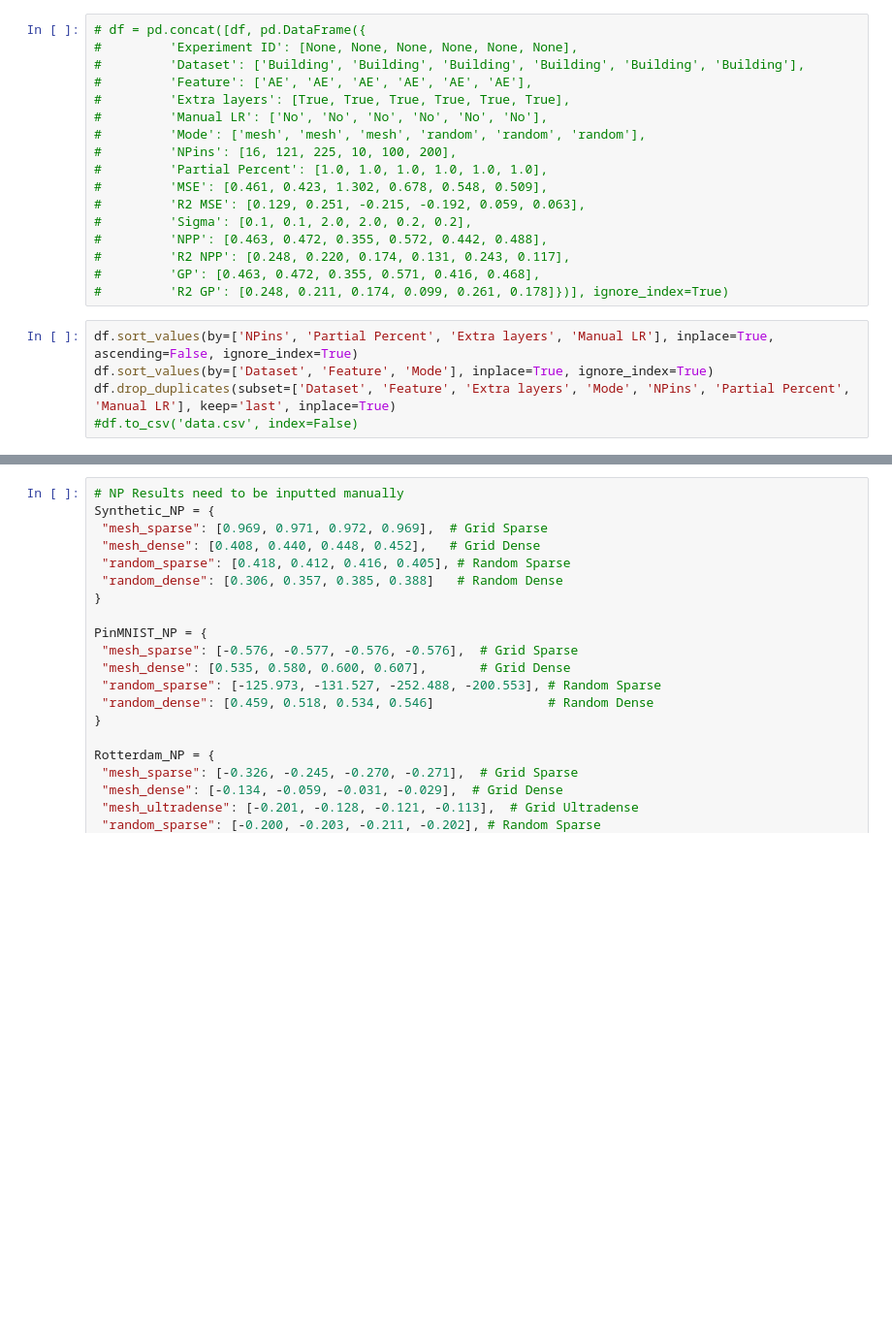
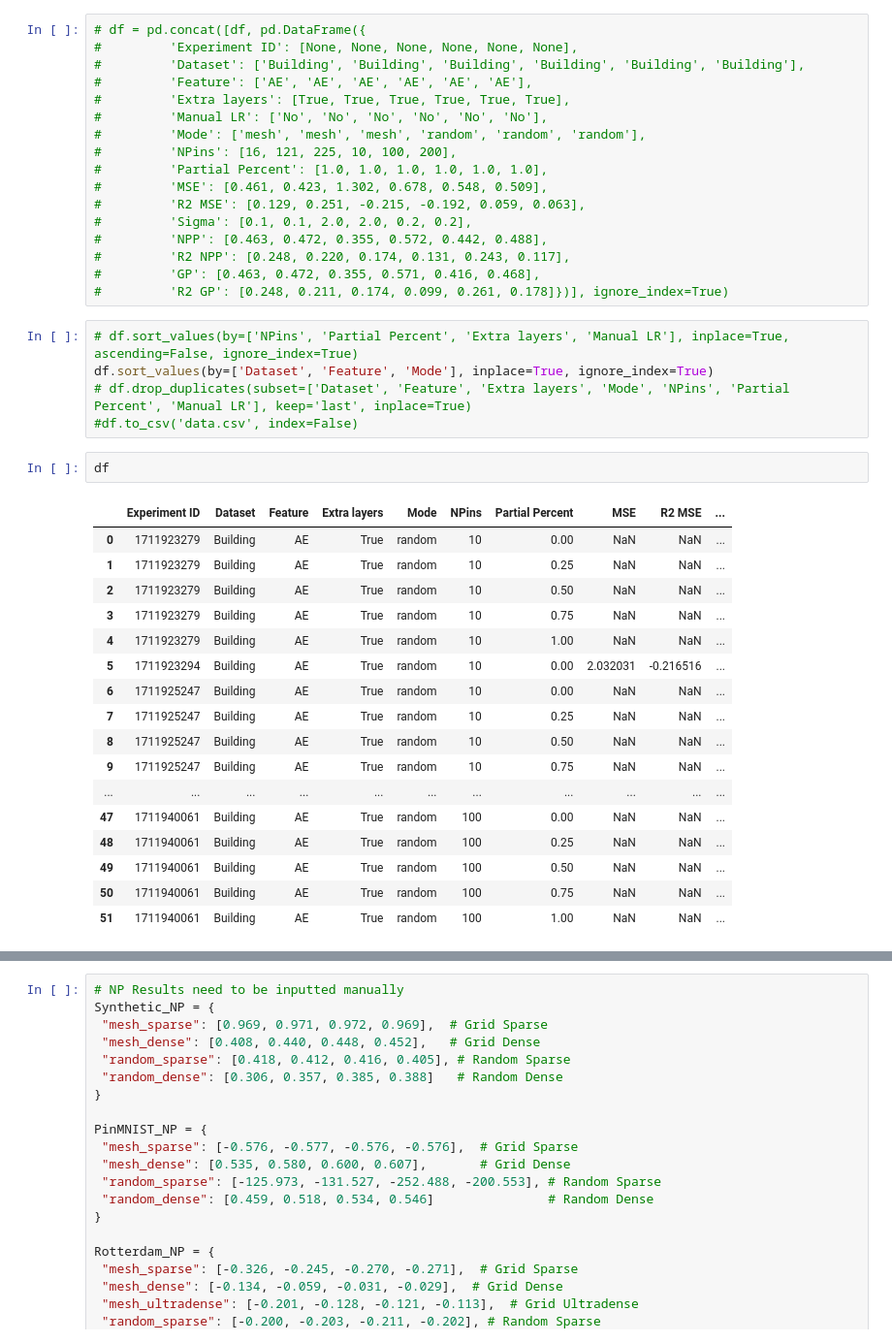
Before and after one commit to neu-spiral/Neural-Point-Processes, a Jupyter notebook: results_summary.ipynb, the cells around one changed output, grey strips where cells are left out. Shown: that part at 97% size. Drawn from its saved outputs; the diff is of its cells as text; blank space fills up the shorter version.

```diff
--- a/results_summary.ipynb
+++ b/results_summary.ipynb
@@ -119,8 +140,28 @@ for base_folder in base_folders:
 #         'GP': [0.463, 0.472, 0.355, 0.571, 0.416, 0.468],
 #         'R2 GP': [0.248, 0.211, 0.174, 0.099, 0.261, 0.178]})], ignore_index=True)
 # %%
-df.sort_values(by=['NPins', 'Partial Percent', 'Extra layers', 'Manual LR'], inplace=True, ascending=False, ignore_index=True)
+# df.sort_values(by=['NPins', 'Partial Percent', 'Extra layers', 'Manual LR'], inplace=True, ascending=False, ignore_index=True)
 df.sort_values(by=['Dataset', 'Feature', 'Mode'], inplace=True, ignore_index=True)
-df.drop_duplicates(subset=['Dataset', 'Feature', 'Extra layers', 'Mode', 'NPins', 'Partial Percent', 'Manual LR'], keep='last', inplace=True)
+# df.drop_duplicates(subset=['Dataset', 'Feature', 'Extra layers', 'Mode', 'NPins', 'Partial Percent', 'Manual LR'], keep='last', inplace=True)
 #df.to_csv('data.csv', index=False)
+# %%
+df
+# %% [output]
+|  | Experiment ID | Dataset | Feature | Extra layers | Mode | NPins | Partial Percent | MSE | R2 MSE | ... |
+| 0 | 1711923279 | Building | AE | True | random | 10 | 0.00 | NaN | NaN | ... |
+| 1 | 1711923279 | Building | AE | True | random | 10 | 0.25 | NaN | NaN | ... |
+| 2 | 1711923279 | Building | AE | True | random | 10 | 0.50 | NaN | NaN | ... |
+| 3 | 1711923279 | Building | AE | True | random | 10 | 0.75 | NaN | NaN | ... |
+| 4 | 1711923279 | Building | AE | True | random | 10 | 1.00 | NaN | NaN | ... |
+| 5 | 1711923294 | Building | AE | True | random | 10 | 0.00 | 2.032031 | -0.216516 | ... |
+| 6 | 1711925247 | Building | AE | True | random | 10 | 0.00 | NaN | NaN | ... |
+| 7 | 1711925247 | Building | AE | True | random | 10 | 0.25 | NaN | NaN | ... |
+| 8 | 1711925247 | Building | AE | True | random | 10 | 0.50 | NaN | NaN | ... |
+| 9 | 1711925247 | Building | AE | True | random | 10 | 0.75 | NaN | NaN | ... |
+| ... | ... | ... | ... | ... | ... | ... | ... | ... | ... | ... |
+| 47 | 1711940061 | Building | AE | True | random | 100 | 0.00 | NaN | NaN | ... |
+| 48 | 1711940061 | Building | AE | True | random | 100 | 0.25 | NaN | NaN | ... |
+| 49 | 1711940061 | Building | AE | True | random | 100 | 0.50 | NaN | NaN | ... |
+| 50 | 1711940061 | Building | AE | True | random | 100 | 0.75 | NaN | NaN | ... |
+| 51 | 1711940061 | Building | AE | True | random | 100 | 1.00 | NaN | NaN | ... |
 # %%
```
Also changed, not shown: parts of 9 cells of this notebook.
